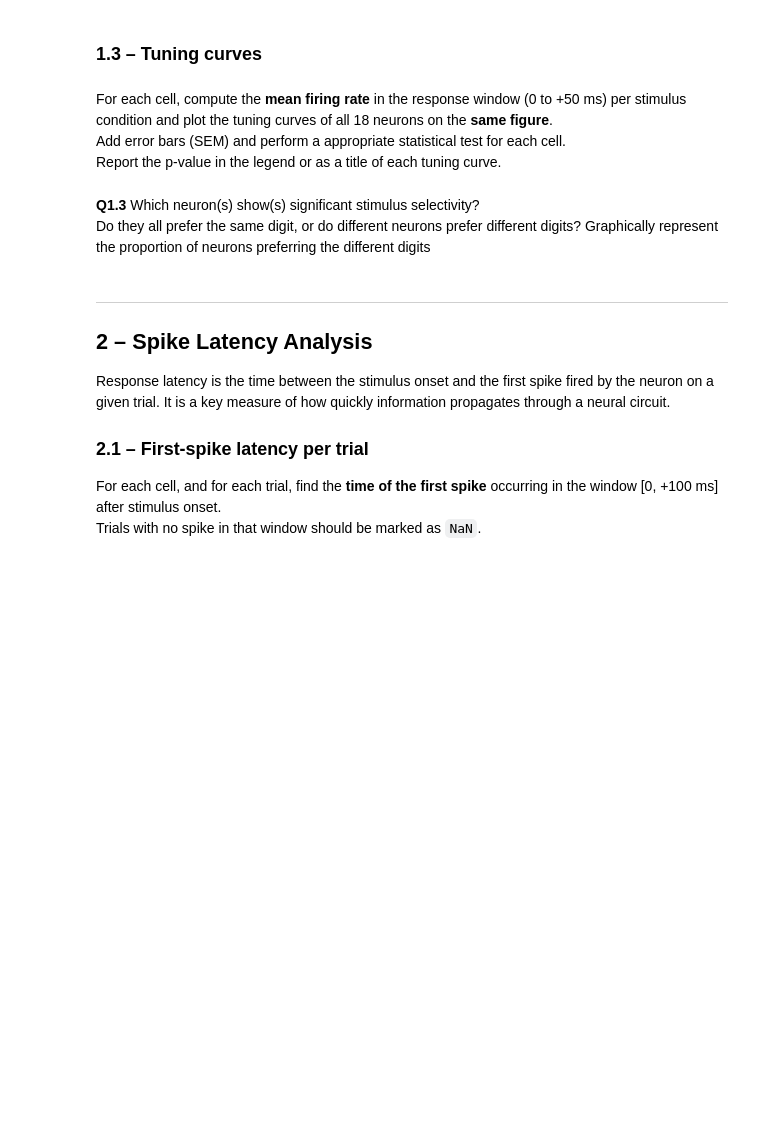
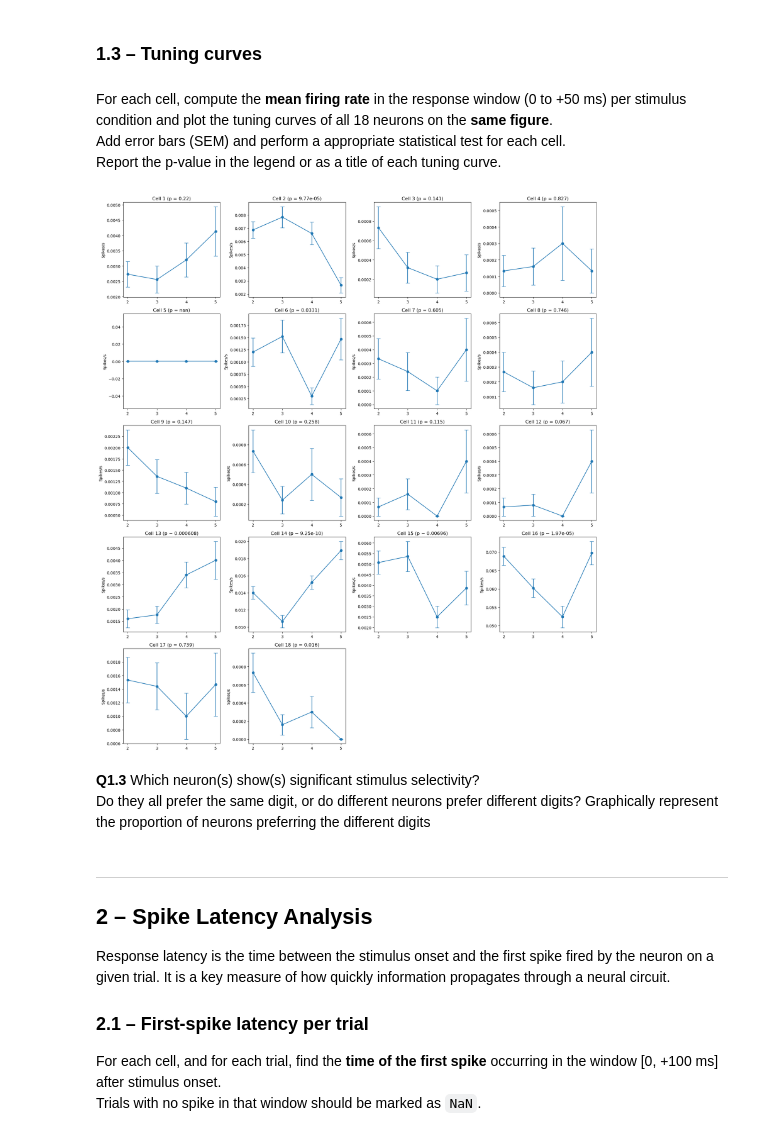
Before and after one commit to slerou/Group_1_HW_DataAnalysis_2026.ipynb, a Jupyter notebook: HW_SU_LFP_111026_student_2026.ipynb, the cells around one changed output. Cells and saved outputs as stored; diff of their text form; code cells hidden in the pictures; blank space fills up the shorter version.

```diff
--- a/HW_SU_LFP_111026_student_2026.ipynb
+++ b/HW_SU_LFP_111026_student_2026.ipynb
@@ -197,7 +226,34 @@ For each cell, compute the **mean firing rate** in the response window (0 to +50
 Add error bars (SEM) and perform a appropriate statistical test for each cell.
 Report the p-value in the legend or as a title of each tuning curve.
 # %%
-# Your code here
+fig,axes=plt.subplots(5,4,figsize=(18,20))
+axes = axes.flatten()
+
+for cell in range (1,19):
+    current_unit = unit_aligned[cell]
+    StimCond = cells[cell]["StimCond"]
+    ax = axes[cell-1]
+
+    Var_to_test = np.mean(current_unit[:, 50:100], axis=1)
+    stim_groups = [Var_to_test[StimCond[:,1]==stim] for stim in [2,3,4,5]]
+    means = [sg.mean() for sg in stim_groups]
+    sems  = [sg.std(ddof=1) / np.sqrt(len(sg)) for sg in stim_groups]
+
+    f_stat, p = stats.f_oneway(*stim_groups)
+
+    ax.errorbar([0,1,2,3], means, yerr=sems, fmt='o-', capsize=5)
+    ax.set_xticks([0,1,2,3])
+    ax.set_xticklabels(['2','3','4','5'])
+    ax.set_title(f'Cell {cell} (p = {p:.3g})')
+    ax.set_ylabel('Spikes/s')
+
+
+fig.delaxes(axes[18])
+fig.delaxes(axes[19])
+plt.tight_layout()
+plt.show()
+# %% [output]
+[figure, added]
 # %% [markdown]
 **Q1.3** Which neuron(s) show(s) significant stimulus selectivity?
 Do they all prefer the same digit, or do different neurons prefer different digits?
```
Also changed, not shown: parts of 2 cells of this notebook.
